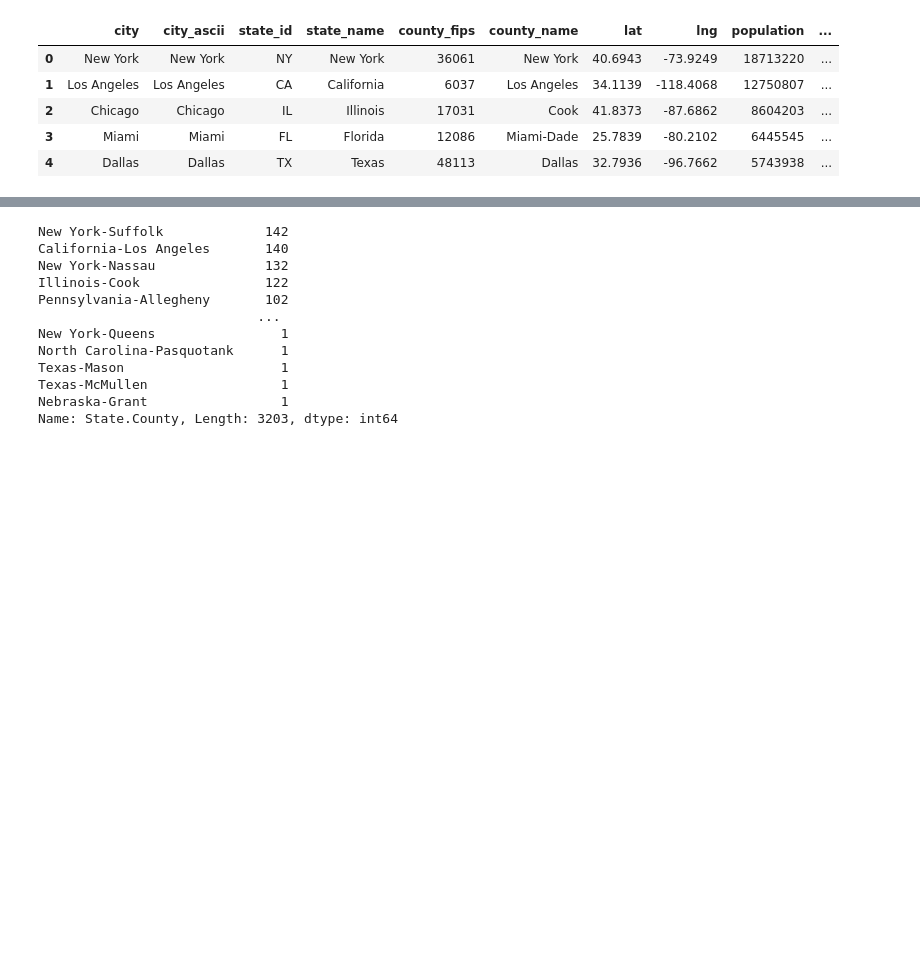
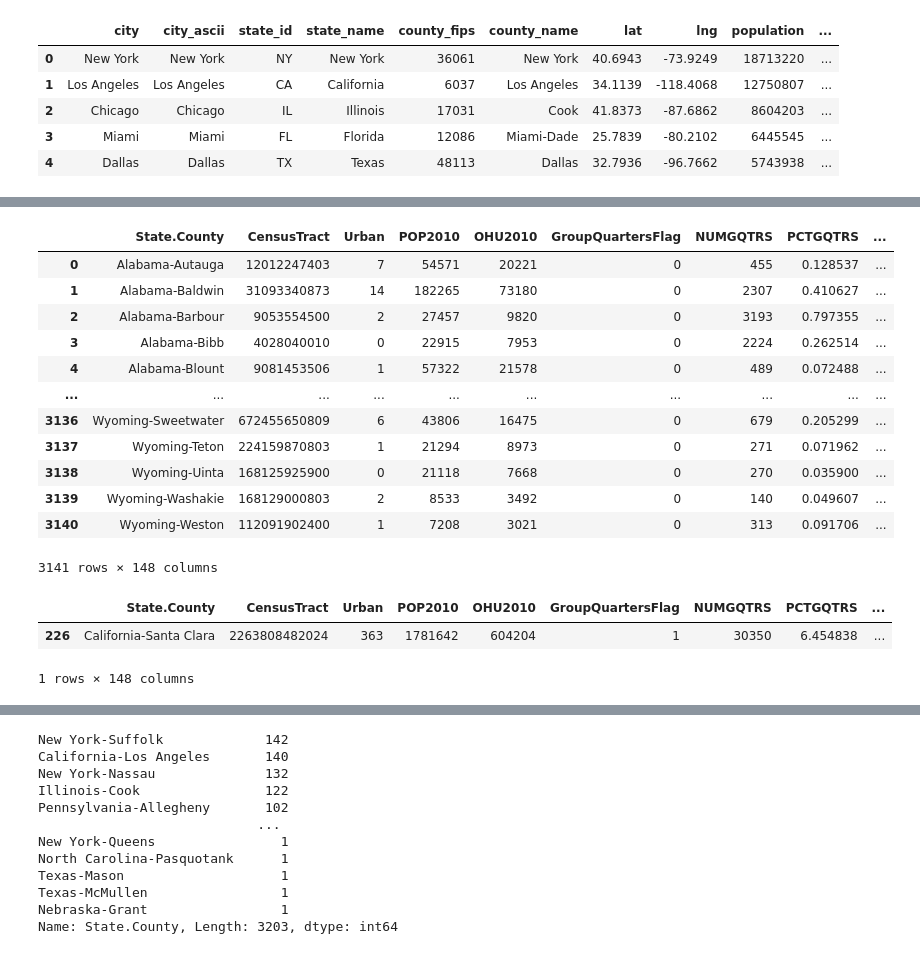
Before and after one commit to priyamittal96/project_1, a Jupyter notebook: Sun9pm notebooks/Priya22.ipynb, the cells around one changed output, grey strips where cells are left out. Cells and saved outputs as stored; diff of their text form; code cells hidden in the pictures; blank space fills up the shorter version.

```diff
--- a/Sun9pm notebooks/Priya22.ipynb
+++ b/Sun9pm notebooks/Priya22.ipynb
@@ -35,0 +118,25 @@ uscities.head()
+# %%
+desertdf3 = desertdf2
+desertdf3["Desert vs POP"] = (desertdf2["LAPOP1_10"]/desertdf2["POP2010"])*100
+desertdf3["Desert vs OHU"] = (desertdf2["LAPOP1_10"]/desertdf2["OHU2010"])*100
+desertdf3[]
+# %% [output]
+|  | State.County | CensusTract | Urban | POP2010 | OHU2010 | GroupQuartersFlag | NUMGQTRS | PCTGQTRS | ... |
+| 0 | Alabama-Autauga | 12012247403 | 7 | 54571 | 20221 | 0 | 455 | 0.128537 | ... |
+| 1 | Alabama-Baldwin | 31093340873 | 14 | 182265 | 73180 | 0 | 2307 | 0.410627 | ... |
+| 2 | Alabama-Barbour | 9053554500 | 2 | 27457 | 9820 | 0 | 3193 | 0.797355 | ... |
+| 3 | Alabama-Bibb | 4028040010 | 0 | 22915 | 7953 | 0 | 2224 | 0.262514 | ... |
+| 4 | Alabama-Blount | 9081453506 | 1 | 57322 | 21578 | 0 | 489 | 0.072488 | ... |
+| ... | ... | ... | ... | ... | ... | ... | ... | ... | ... |
+| 3136 | Wyoming-Sweetwater | 672455650809 | 6 | 43806 | 16475 | 0 | 679 | 0.205299 | ... |
+| 3137 | Wyoming-Teton | 224159870803 | 1 | 21294 | 8973 | 0 | 271 | 0.071962 | ... |
+| 3138 | Wyoming-Uinta | 168125925900 | 0 | 21118 | 7668 | 0 | 270 | 0.035900 | ... |
+| 3139 | Wyoming-Washakie | 168129000803 | 2 | 8533 | 3492 | 0 | 140 | 0.049607 | ... |
+| 3140 | Wyoming-Weston | 112091902400 | 1 | 7208 | 3021 | 0 | 313 | 0.091706 | ... |
+3141 rows × 148 columns
+# %%
+desertdf3.loc[desertdf3["State.County"]  == "California-Santa Clara",:]
+# %% [output]
+|  | State.County | CensusTract | Urban | POP2010 | OHU2010 | GroupQuartersFlag | NUMGQTRS | PCTGQTRS | ... |
+| 226 | California-Santa Clara | 2263808482024 | 363 | 1781642 | 604204 | 1 | 30350 | 6.454838 | ... |
+1 rows × 148 columns
```
Also changed, not shown: parts of 15 cells of this notebook.
